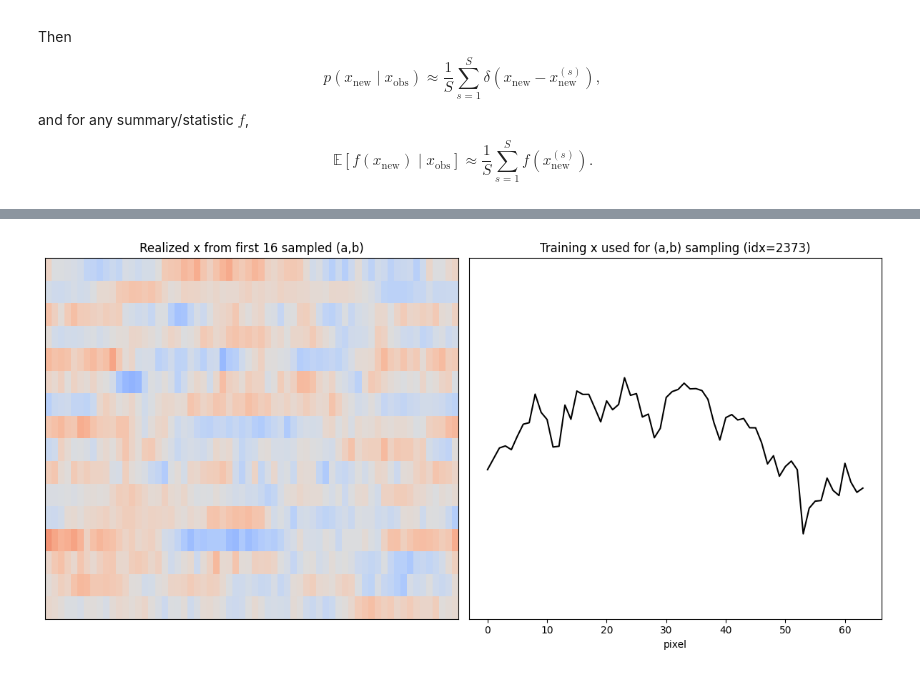
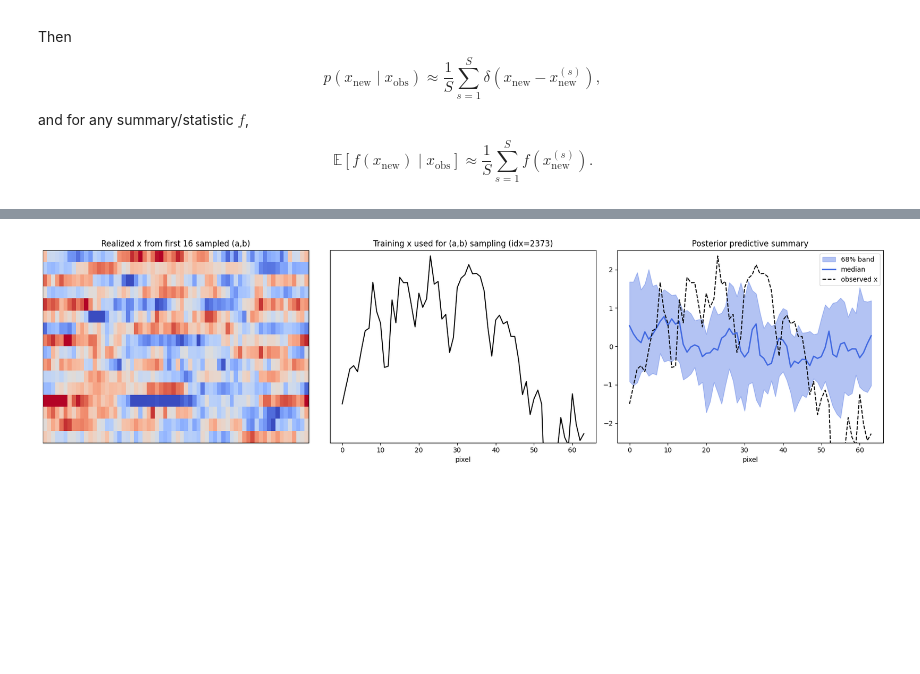
Before and after one commit to homerjed/joint, a Jupyter notebook: inference_1d.ipynb, the cells around one changed output, grey strips where cells are left out. Cells and saved outputs as stored; diff of their text form; code cells hidden in the pictures; blank space fills up the shorter version.

Commit message:
minimal changes, notebook plots

```diff
--- a/inference_1d.ipynb
+++ b/inference_1d.ipynb
@@ -106,6 +106,9 @@ train_idx = idx[:n_train]
 valid_idx = idx[n_train:]
 X_train, Y_train = X[train_idx], Y[train_idx]
 X_valid, Y_valid = X[valid_idx], Y[valid_idx]
+x_plot_vmin, x_plot_vmax = [
+    float(v) for v in jnp.percentile(X_train, jnp.array([1.0, 99.0]))
+]
 
 key, key_ref_idx = jr.split(key)
 ref_idx = int(jr.randint(key_ref_idx, shape=(), minval=0, maxval=len(X_train)))
@@ -416,43 +519,60 @@ plt.show()
 # %%
-# 4) From sampled (a,b), generate real x realizations for first N**2 and show one panel.
+# 4) From sampled (a,b), generate real x realizations for first N**2 and summarize posterior predictive uncertainty.
 N = sample_n_samples
 n_panel = N ** 2
 if len(a_samples) < n_panel:
     raise ValueError(f"Need at least {n_panel} sampled pairs, got {len(a_samples)}")
 
 a_panel = a_samples[:n_panel]
 b_panel = b_samples[:n_panel]
 
 key, key_real_panel = jr.split(key)
 real_keys = jr.split(key_real_panel, n_panel)
 
 # Sample real fields from the simulator using sampled parameter pairs.
 x_real_panel = jax.vmap(generator)(real_keys, a_panel, b_panel)
 x_real_panel = x_real_panel[:, jnp.newaxis, :]
 x_real_panel = (x_real_panel - X_mean) / X_std
 
-x_real_grid = x_real_panel[:, 0, :]
+x_real_grid = np.asarray(x_real_panel[:, 0, :])
+x_anchor_1d = np.asarray(x_anchor[0, 0])
 
-fig, axs = plt.subplots(1, 2, figsize=(12, 6))
+# Posterior predictive summary bands at each pixel.
+x_med = np.percentile(x_real_grid, 50.0, axis=0)
+x_lo68 = np.percentile(x_real_grid, 16.0, axis=0)
+x_hi68 = np.percentile(x_real_grid, 84.0, axis=0)
+x_lo95 = np.percentile(x_real_grid, 2.5, axis=0)
+x_hi95 = np.percentile(x_real_grid, 97.5, axis=0)
+pixels = np.arange(x_real_grid.shape[1])
+
+fig, axs = plt.subplots(1, 3, figsize=(18, 5))
 axs[0].imshow(
     x_real_grid,
     cmap="coolwarm",
-    vmin=X_train.min(),
-    vmax=X_train.max(),
+    vmin=x_plot_vmin,
+    vmax=x_plot_vmax,
     aspect="auto",
 )
 axs[0].set_title(f"Realized x from first {n_panel} sampled (a,b)")
 axs[0].set_xticks([])
 axs[0].set_yticks([])
 
-# TODO: on this panel, plot the generated realisations so you can see how they scatter around the observed data
-axs[1].plot(np.asarray(x_anchor[0, 0]), color="black", linewidth=1.5)
+axs[1].plot(x_anchor_1d, color="black", linewidth=1.5)
 axs[1].set_title(f"Training x used for (a,b) sampling (idx={rand_x_idx})")
 axs[1].set_xlabel("pixel")
-axs[1].set_ylim(float(X_train.min()), float(X_train.max()))
+axs[1].set_ylim(x_plot_vmin, x_plot_vmax)
 axs[1].set_yticks([])
+
+# axs[2].fill_between(pixels, x_lo95, x_hi95, color="royalblue", alpha=0.2, label="95% band")
+axs[2].fill_between(pixels, x_lo68, x_hi68, color="royalblue", alpha=0.4, label="68% band")
+axs[2].plot(pixels, x_med, color="royalblue", linewidth=2.0, label="median")
+axs[2].plot(pixels, x_anchor_1d, color="black", linestyle="--", linewidth=1.5, label="observed x")
+axs[2].set_title("Posterior predictive summary")
+axs[2].set_xlabel("pixel")
+axs[2].set_ylim(x_plot_vmin, x_plot_vmax)
+axs[2].legend(loc="best")
 
 fig.tight_layout()
 plt.show()
 # %% [output]
-[figure, old version]
+[figure, new version]
```
Also changed, not shown: parts of 6 cells of this notebook, 5 other files.
